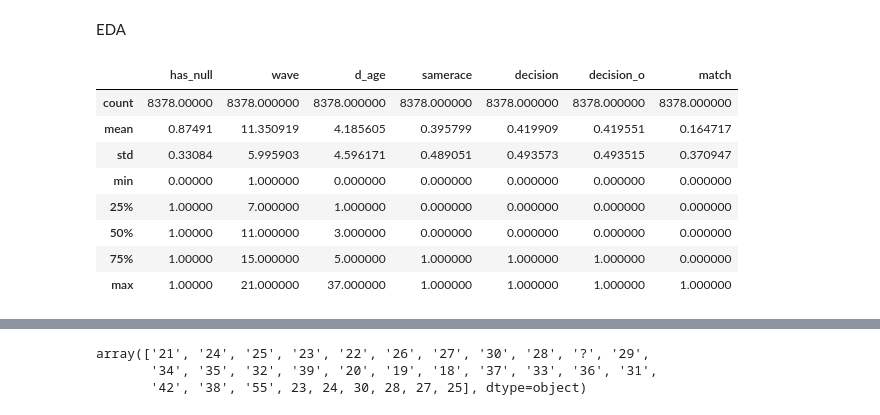
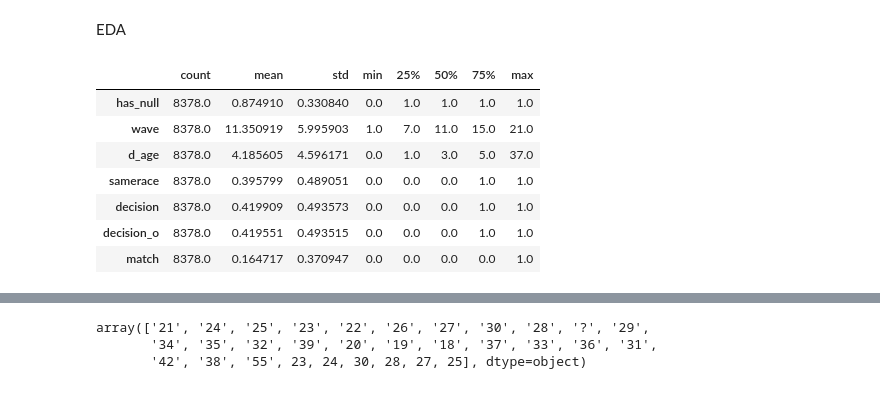
Before and after one commit to Daweed12/ZNEUS_ZS_Vach_Kmet_Duchon, a Jupyter notebook: Project1.ipynb, the cells around one changed output, grey strips where cells are left out. Saved outputs shown, nothing was run; the diff lists cells and outputs as text; code cells hidden in the pictures.

```diff
--- a/Project1.ipynb
+++ b/Project1.ipynb
@@ -21,17 +21,16 @@ Index(['has_null', 'wave', 'gender', 'age', 'age_o', 'd_age', 'd_d_age',
 # %% [markdown]
 EDA
 # %%
-df.describe()
+df.describe().T
 # %% [output]
-|  | has_null | wave | d_age | samerace | decision | decision_o | match |
-| count | 8378.00000 | 8378.000000 | 8378.000000 | 8378.000000 | 8378.000000 | 8378.000000 | 8378.000000 |
-| mean | 0.87491 | 11.350919 | 4.185605 | 0.395799 | 0.419909 | 0.419551 | 0.164717 |
-| std | 0.33084 | 5.995903 | 4.596171 | 0.489051 | 0.493573 | 0.493515 | 0.370947 |
-| min | 0.00000 | 1.000000 | 0.000000 | 0.000000 | 0.000000 | 0.000000 | 0.000000 |
-| 25% | 1.00000 | 7.000000 | 1.000000 | 0.000000 | 0.000000 | 0.000000 | 0.000000 |
-| 50% | 1.00000 | 11.000000 | 3.000000 | 0.000000 | 0.000000 | 0.000000 | 0.000000 |
-| 75% | 1.00000 | 15.000000 | 5.000000 | 1.000000 | 1.000000 | 1.000000 | 0.000000 |
-| max | 1.00000 | 21.000000 | 37.000000 | 1.000000 | 1.000000 | 1.000000 | 1.000000 |
+|  | count | mean | std | min | 25% | 50% | 75% | max |
+| has_null | 8378.0 | 0.874910 | 0.330840 | 0.0 | 1.0 | 1.0 | 1.0 | 1.0 |
+| wave | 8378.0 | 11.350919 | 5.995903 | 1.0 | 7.0 | 11.0 | 15.0 | 21.0 |
+| d_age | 8378.0 | 4.185605 | 4.596171 | 0.0 | 1.0 | 3.0 | 5.0 | 37.0 |
+| samerace | 8378.0 | 0.395799 | 0.489051 | 0.0 | 0.0 | 0.0 | 1.0 | 1.0 |
+| decision | 8378.0 | 0.419909 | 0.493573 | 0.0 | 0.0 | 0.0 | 1.0 | 1.0 |
+| decision_o | 8378.0 | 0.419551 | 0.493515 | 0.0 | 0.0 | 0.0 | 1.0 | 1.0 |
+| match | 8378.0 | 0.164717 | 0.370947 | 0.0 | 0.0 | 0.0 | 0.0 | 1.0 |
 # %%
 df.describe(exclude=np.number)
 # %% [output]
```
Also changed, not shown: 1 other file.
